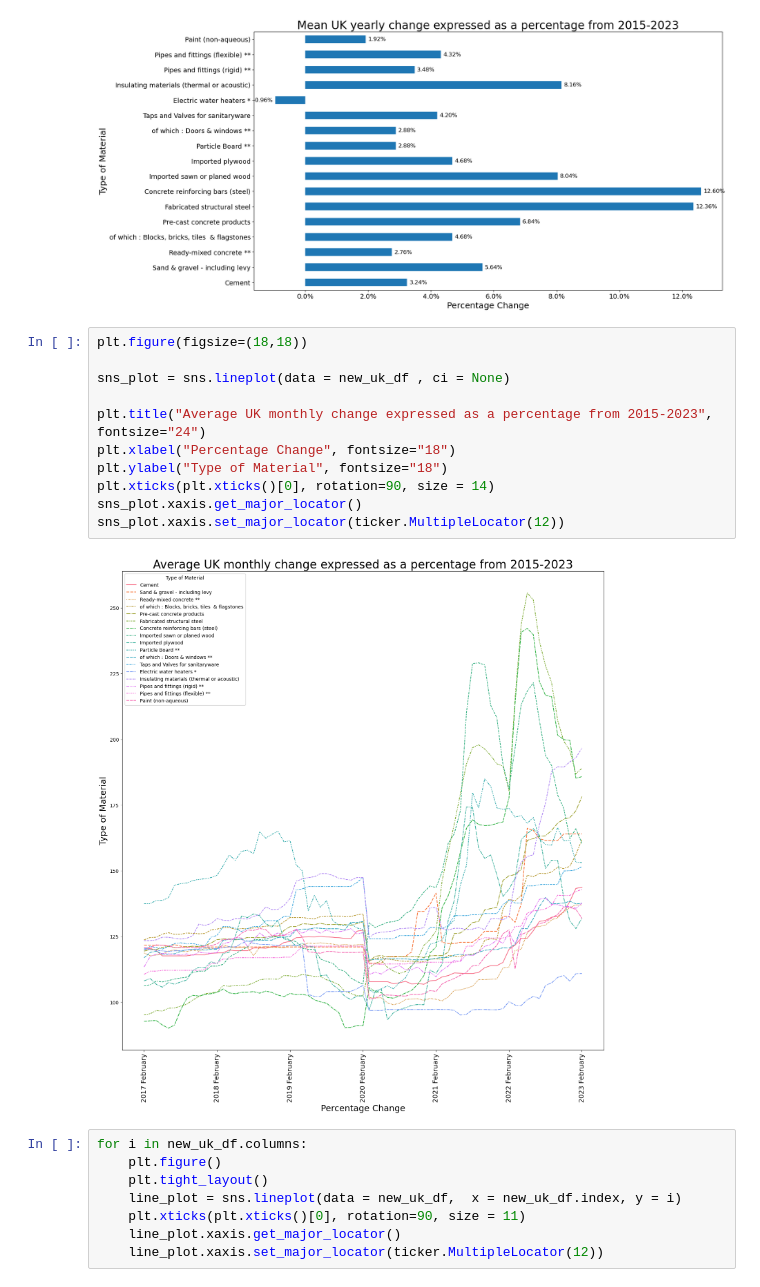
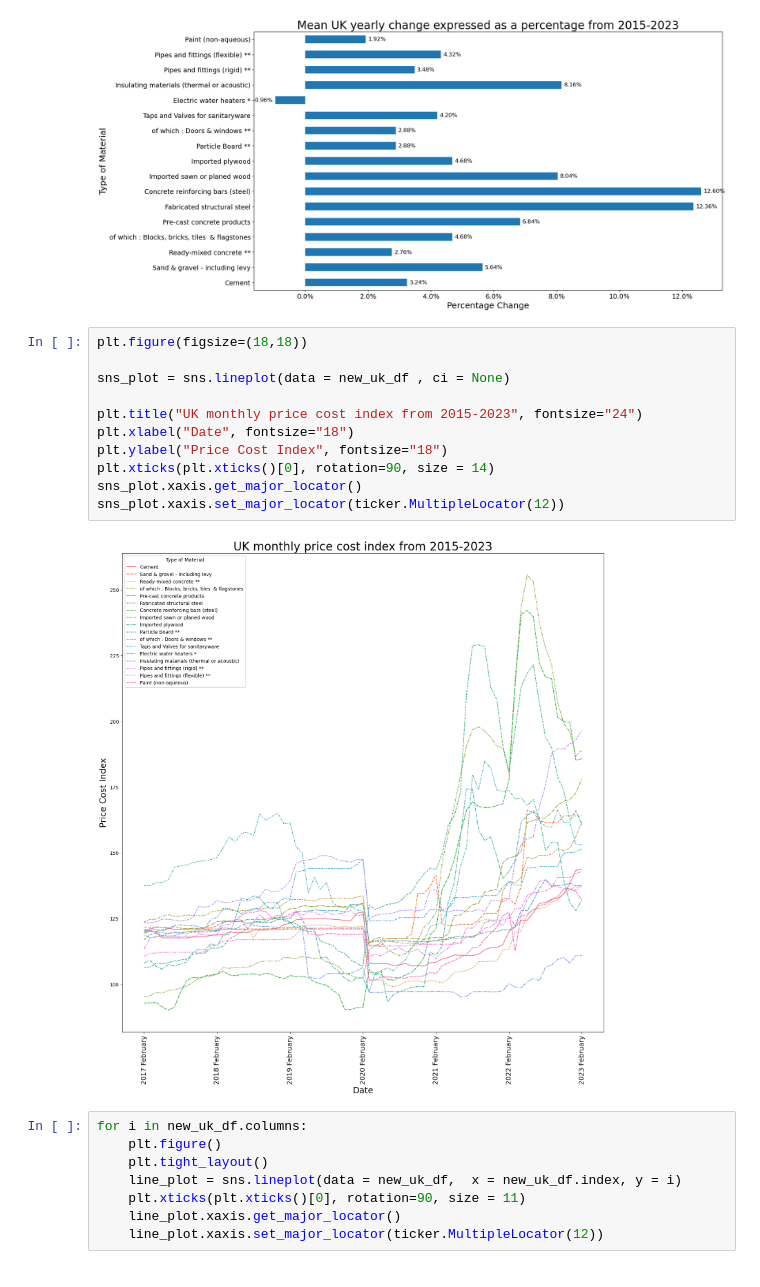
Before and after one commit to DorinBuzilov/Msc-in-Data-Analytics-CA2, a Jupyter notebook: MSc_Data_Analytics_CA2.ipynb, the cells around one changed output. Saved outputs shown, nothing was run; the diff lists cells and outputs as text.

```diff
--- a/MSc_Data_Analytics_CA2.ipynb
+++ b/MSc_Data_Analytics_CA2.ipynb
@@ -1287,16 +1293,16 @@ plt.bar_label(ax.containers[0], padding = 5 , size=12 , fmt='%.2f%%')
 # %%
 plt.figure(figsize=(18,18))
 
 sns_plot = sns.lineplot(data = new_uk_df , ci = None)
 
-plt.title("Average UK monthly change expressed as a percentage from 2015-2023", fontsize="24")
-plt.xlabel("Percentage Change", fontsize="18")
-plt.ylabel("Type of Material", fontsize="18")
+plt.title("UK monthly price cost index from 2015-2023", fontsize="24")
+plt.xlabel("Date", fontsize="18")
+plt.ylabel("Price Cost Index", fontsize="18")
 plt.xticks(plt.xticks()[0], rotation=90, size = 14)
 sns_plot.xaxis.get_major_locator()
 sns_plot.xaxis.set_major_locator(ticker.MultipleLocator(12))
 # %% [output]
-[figure, old version]
+[figure, new version]
 # %%
 for i in new_uk_df.columns:
     plt.figure()
```
Also changed, not shown: parts of 12 cells of this notebook.
